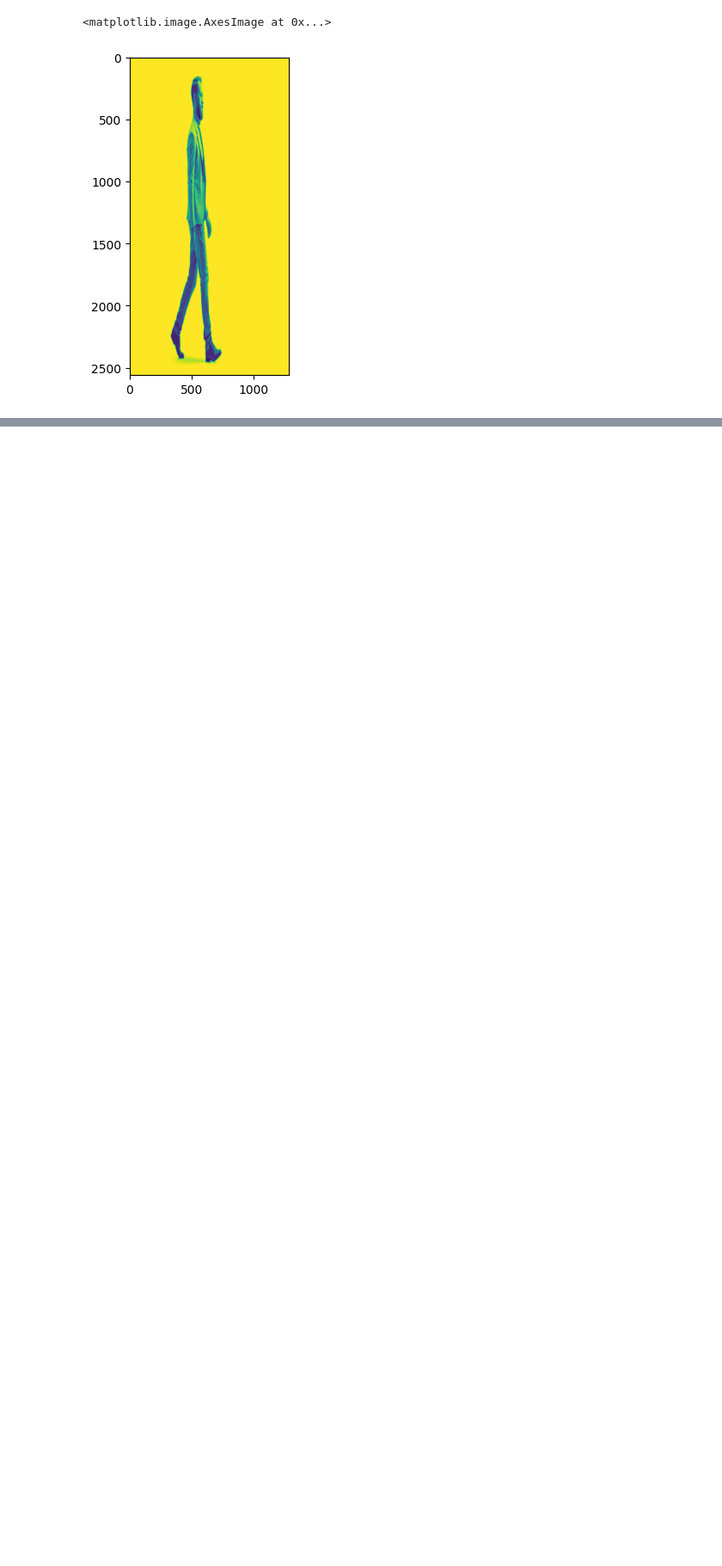
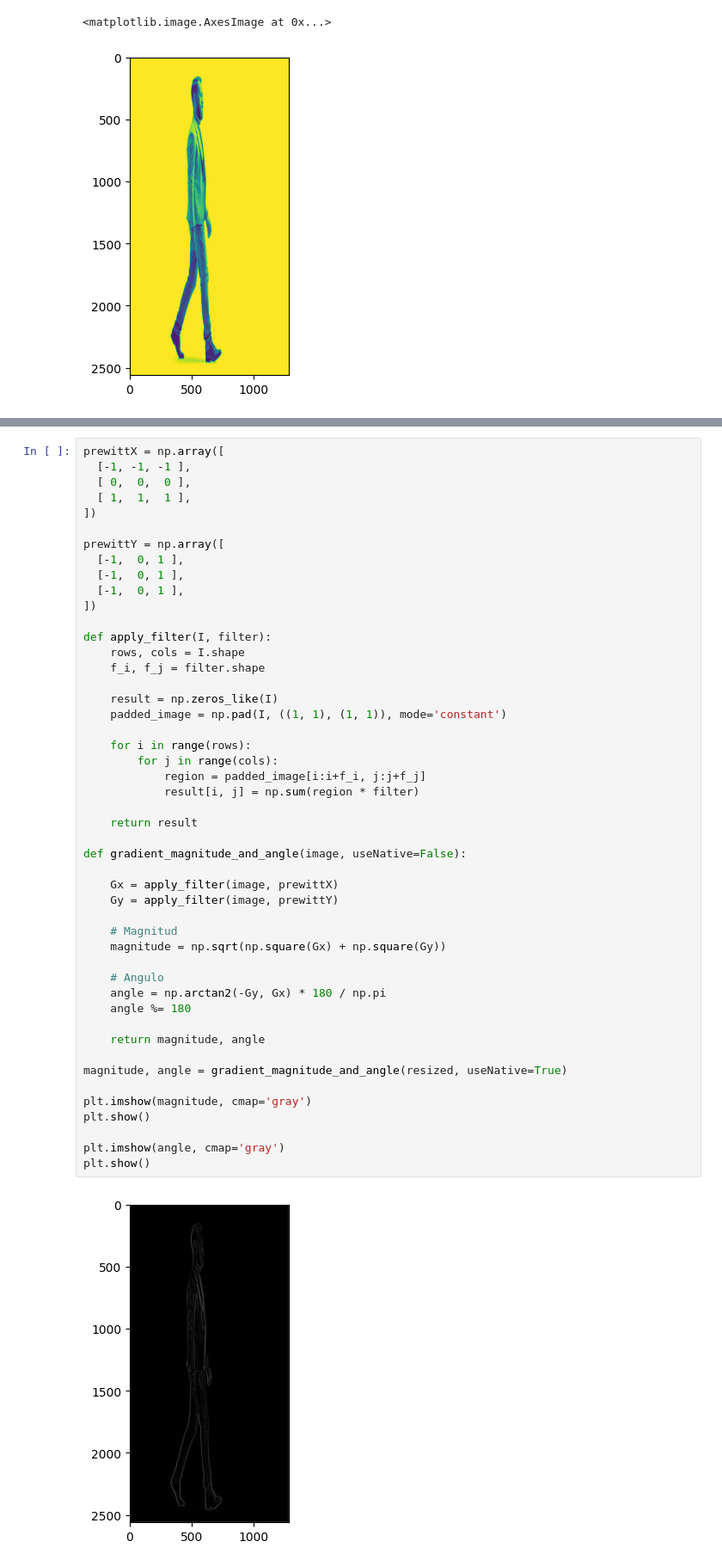
Before and after one commit to Diego-CB/Lab2-VC, a Jupyter notebook: Lab02.ipynb, the cells around one changed output, grey strips where cells are left out. Shown: that part at 86% size. Drawn from its saved outputs; the diff is of its cells as text; blank space fills up the shorter version.

```diff
--- a/Lab02.ipynb
+++ b/Lab02.ipynb
@@ -44,0 +48,50 @@ plt.imshow(resized)
+# %%
+prewittX = np.array([
+  [-1, -1, -1 ],
+  [ 0,  0,  0 ],
+  [ 1,  1,  1 ],
+])
+
+prewittY = np.array([
+  [-1,  0, 1 ],
+  [-1,  0, 1 ],
+  [-1,  0, 1 ],
+])
+
+def apply_filter(I, filter):
+    rows, cols = I.shape
+    f_i, f_j = filter.shape
+
+    result = np.zeros_like(I)
+    padded_image = np.pad(I, ((1, 1), (1, 1)), mode='constant')
+
+    for i in range(rows):
+        for j in range(cols):
+            region = padded_image[i:i+f_i, j:j+f_j]
+            result[i, j] = np.sum(region * filter)
+
+    return result
+
+def gradient_magnitude_and_angle(image, useNative=False):
+
+    Gx = apply_filter(image, prewittX)
+    Gy = apply_filter(image, prewittY)
+
+    # Magnitud
+    magnitude = np.sqrt(np.square(Gx) + np.square(Gy))
+
+    # Angulo
+    angle = np.arctan2(-Gy, Gx) * 180 / np.pi
+    angle %= 180
+
+    return magnitude, angle
+
+magnitude, angle = gradient_magnitude_and_angle(resized, useNative=True)
+
+plt.imshow(magnitude, cmap='gray')
+plt.show()
+
+plt.imshow(angle, cmap='gray')
+plt.show()
+# %% [output]
+[figure, added]
```
Also changed, not shown: parts of 2 cells of this notebook.
